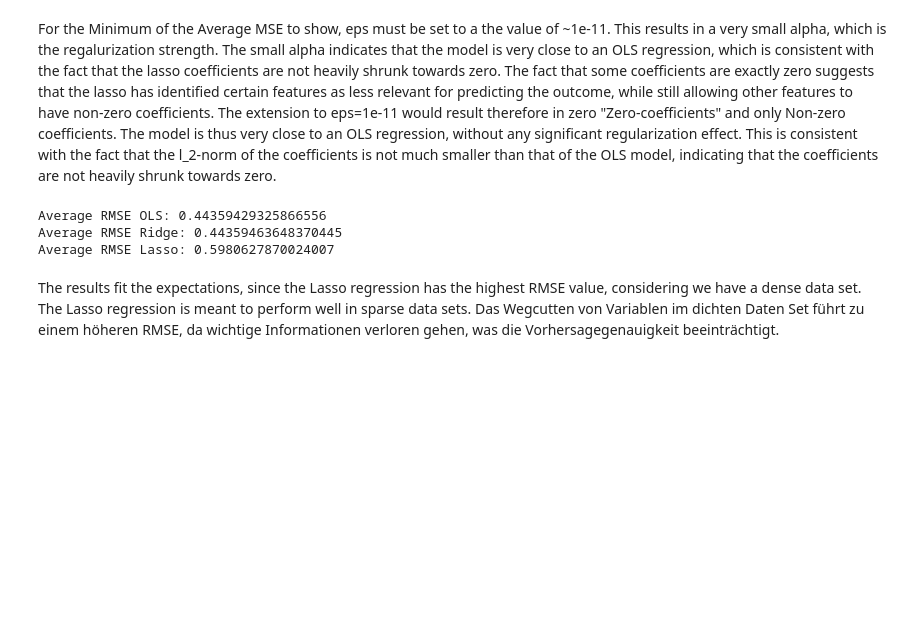
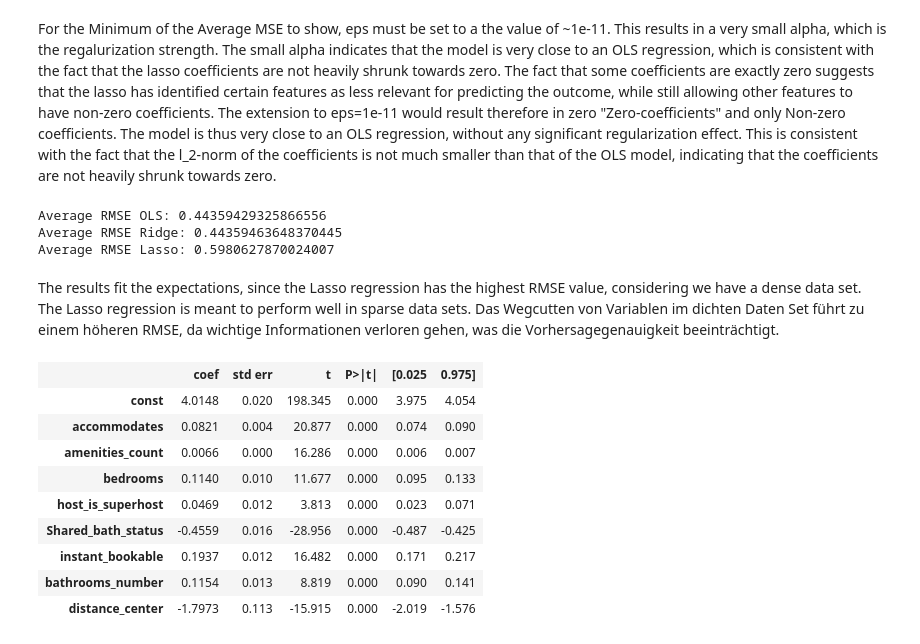
Before and after one commit to Niclas5/Examination-WS25-26, a Jupyter notebook: Aufgabe 2/Aufgabe2.ipynb, the cells around one changed output. Saved outputs shown, nothing was run; the diff lists cells and outputs as text; code cells hidden in the pictures; blank space fills up the shorter version.

Commit message:
Aufgabe 2_9

```diff
--- a/Aufgabe 2/Aufgabe2.ipynb
+++ b/Aufgabe 2/Aufgabe2.ipynb
@@ -340,3 +373,19 @@ Average RMSE Lasso: 0.5980627870024007
 The results fit the expectations, since the Lasso regression has the highest RMSE value, considering we have a dense data set.
 The Lasso regression is meant to perform well in sparse data sets.
 Das Wegcutten von Variablen im dichten Daten Set führt zu einem höheren RMSE, da wichtige Informationen verloren gehen, was die Vorhersagegenauigkeit beeinträchtigt.
+# %%
+#Aufgabe 2_8
+model_2_8 = sm.QuantReg(outcome, regressor)
+res_2_8 = model_2_8.fit(q=0.5)
+res_2_8.summary().tables[1]
+# %% [output]
+|  | coef | std err | t | P>|t| | [0.025 | 0.975] |
+| const | 4.0148 | 0.020 | 198.345 | 0.000 | 3.975 | 4.054 |
+| accommodates | 0.0821 | 0.004 | 20.877 | 0.000 | 0.074 | 0.090 |
+| amenities_count | 0.0066 | 0.000 | 16.286 | 0.000 | 0.006 | 0.007 |
+| bedrooms | 0.1140 | 0.010 | 11.677 | 0.000 | 0.095 | 0.133 |
+| host_is_superhost | 0.0469 | 0.012 | 3.813 | 0.000 | 0.023 | 0.071 |
+| Shared_bath_status | -0.4559 | 0.016 | -28.956 | 0.000 | -0.487 | -0.425 |
+| instant_bookable | 0.1937 | 0.012 | 16.482 | 0.000 | 0.171 | 0.217 |
+| bathrooms_number | 0.1154 | 0.013 | 8.819 | 0.000 | 0.090 | 0.141 |
+| distance_center | -1.7973 | 0.113 | -15.915 | 0.000 | -2.019 | -1.576 |
```
Also changed, not shown: parts of 5 cells of this notebook.
